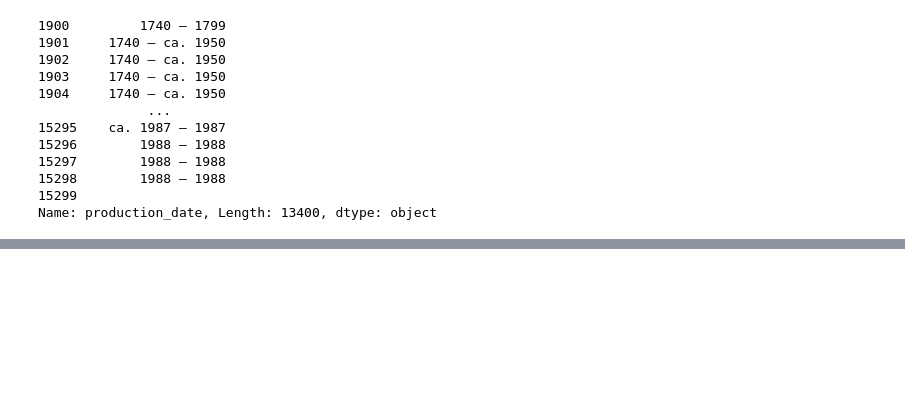
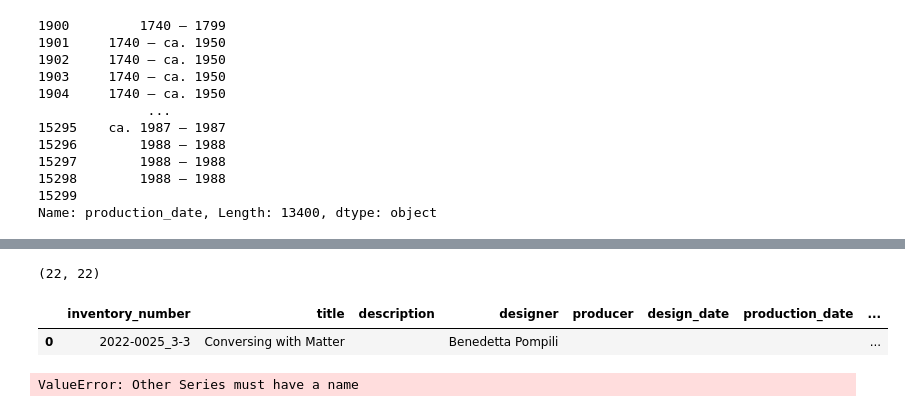
Before and after one commit to serendipity-searcher/web_backend, a Jupyter notebook: dev.ipynb, the cells around one changed output, grey strips where cells are left out. Drawn from its saved outputs; the diff is of its cells as text; code cells hidden in the pictures; blank space fills up the shorter version.

Commit message:
added order index to object records; fixed issues with reverse parameters

```diff
--- a/dev.ipynb
+++ b/dev.ipynb
@@ -493,0 +537,13 @@ Name: production_date, Length: 13400, dtype: object
+# %%
+len(rev_true), len(rev2)
+# %% [output]
+(22, 22)
+# %%
+lostobj = "search/order/filter?object_ids=1980-0307_2-2,1995-0035&model_ids=KGSearcher0,SemanticSearcher2,VisualSearcher3&k=9&lat_long_degrees=51.05,3.71&skip=0&limit=22&reverse=true&filter_text=2022-0025_3-3"
+lostobj = rq.get(f'http://0.0.0.0:8080/{dmg_id}/{lostobj}').json()
+lostobj = pd.DataFrame.from_records(lostobj)
+# %%
+lostobj
+# %% [output]
+|  | inventory_number | title | description | designer | producer | design_date | production_date | ... |
+| 0 | 2022-0025_3-3 | Conversing with Matter |  | Benedetta Pompili |  |  |  | ... |
@@ -493,0 +570,4 @@ Name: production_date, Length: 13400, dtype: object
+# %%
+dmg.join(order_index, rsuffix="order_index")
+# %% [output]
+ValueError: Other Series must have a name
```
Also changed, not shown: parts of 14 cells of this notebook, 3 other files.
